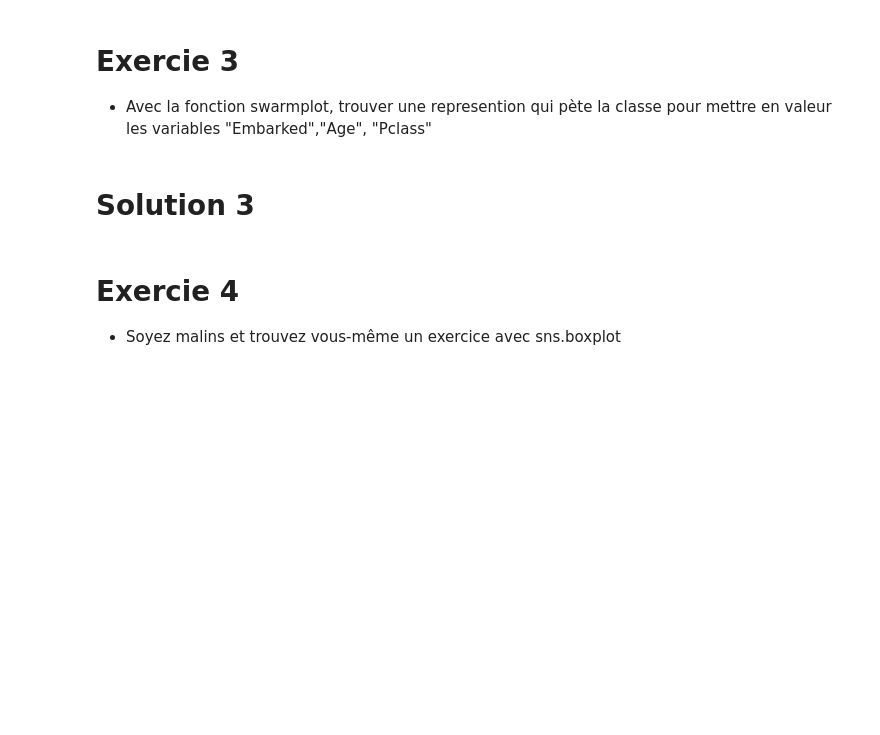
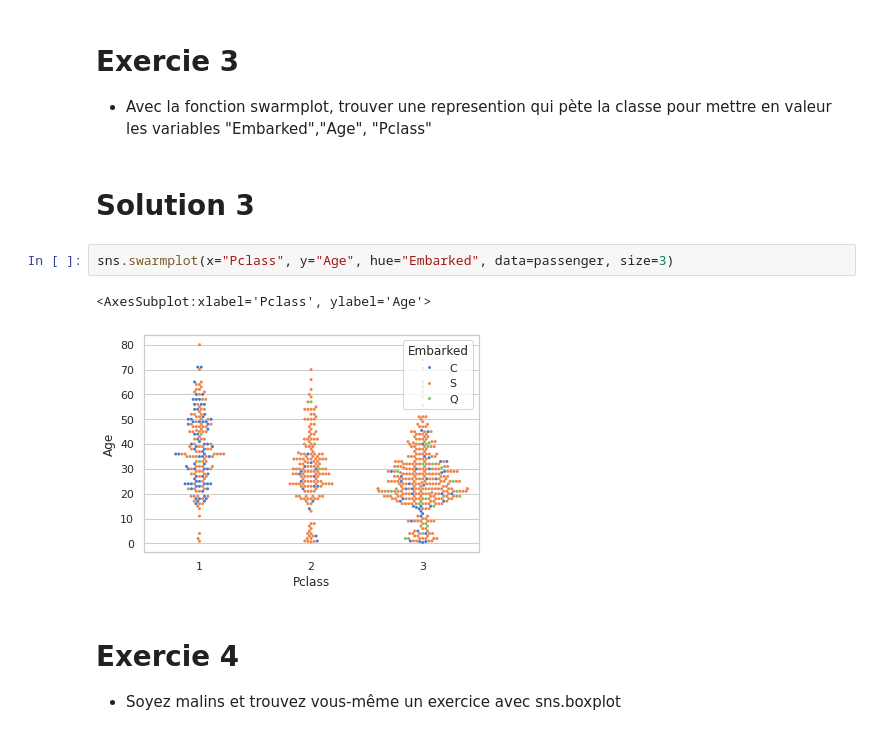
Before and after one commit to crnl-lab/Formation_2024_CorneyllieGarcia_Python_CalculScientifique, a Jupyter notebook: notebooks/seaborn.ipynb, the cells around one changed output. Cells and saved outputs as stored; diff of their text form; blank space fills up the shorter version.

```diff
--- a/notebooks/seaborn.ipynb
+++ b/notebooks/seaborn.ipynb
@@ -71,6 +92,11 @@ Sur le dataset du titanic  /data/dataset_titanic.xlsx
  * Avec la fonction swarmplot, trouver une represention qui pète la classe pour mettre en valeur les variables "Embarked","Age", "Pclass"
 # %% [markdown]
 # Solution 3
+# %%
+sns.swarmplot(x="Pclass", y="Age", hue="Embarked", data=passenger, size=3)
+# %% [output]
+<AxesSubplot:xlabel='Pclass', ylabel='Age'>
+[figure, added]
 # %% [markdown]
 # Exercie 4
 
```
Also changed, not shown: parts of 5 cells of this notebook.
